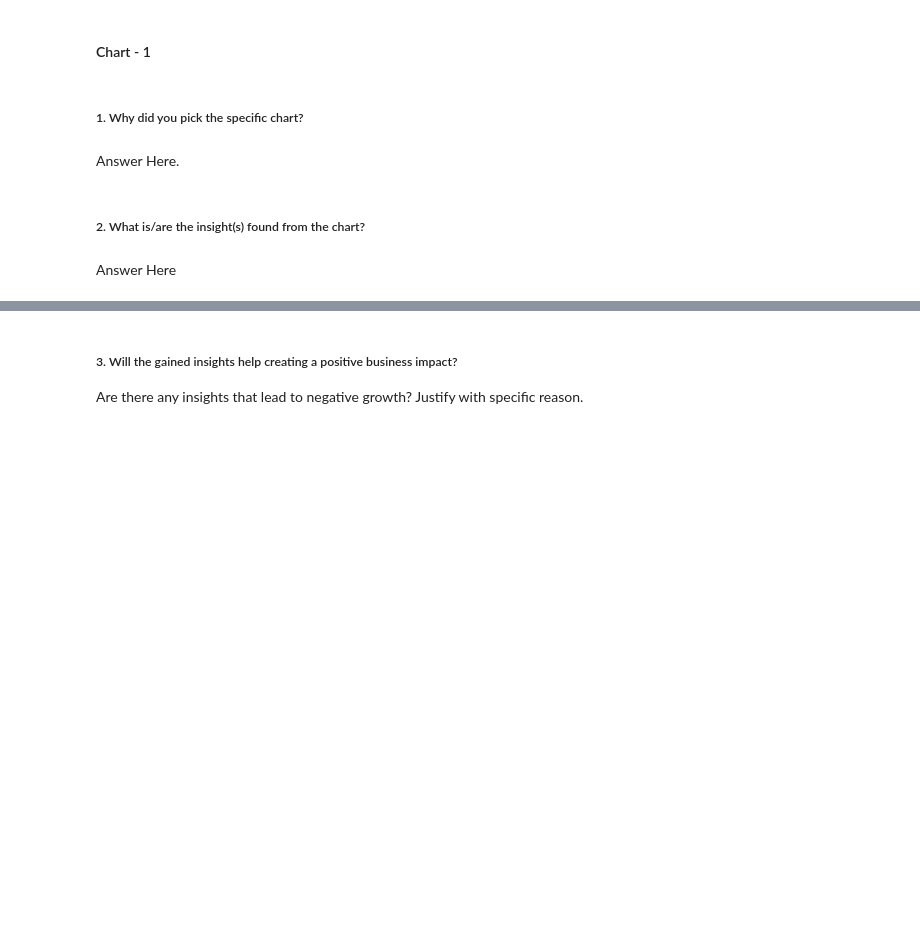
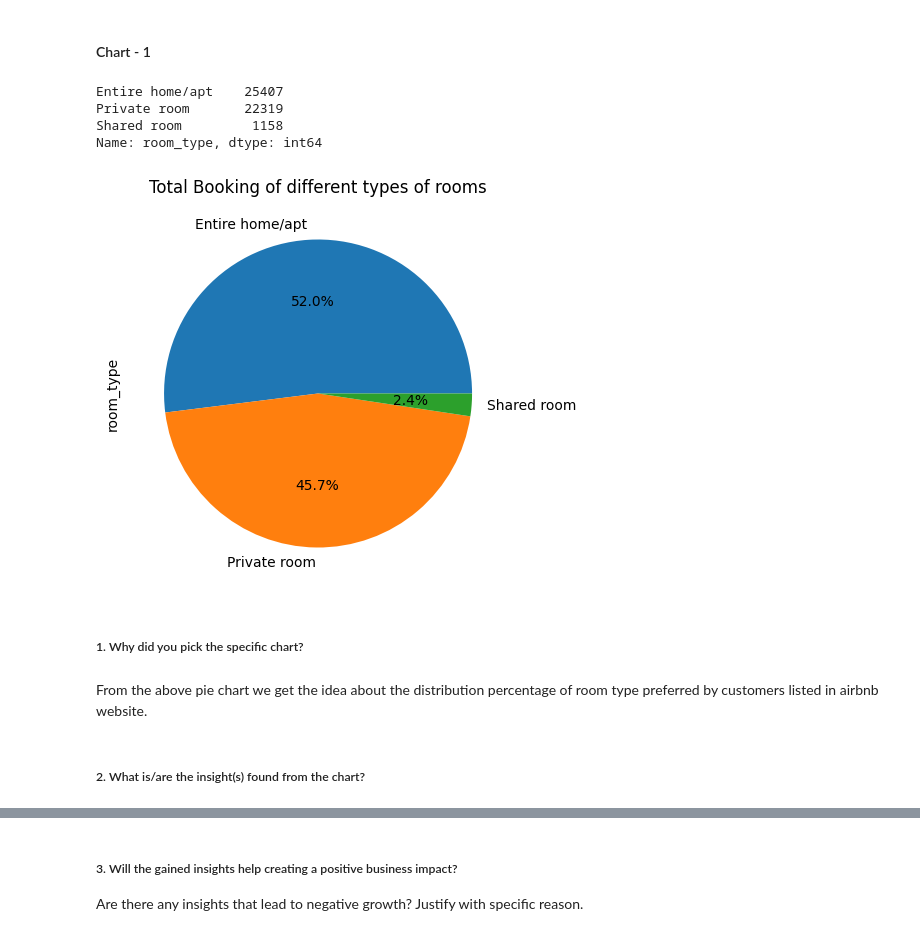
Before and after one commit to nikhilthenge/Airbnb_analysis, a Jupyter notebook: Airbnb_analysis_EDA.ipynb, the cells around one changed output, grey strips where cells are left out. Saved outputs shown, nothing was run; the diff lists cells and outputs as text; code cells hidden in the pictures; blank space fills up the shorter version.

```diff
--- a/Airbnb_analysis_EDA.ipynb
+++ b/Airbnb_analysis_EDA.ipynb
@@ -837,8 +835,32 @@ private room has lowest price "Staten Island " and highest price is here "Manhat
+# %%
+# Chart - 1 visualization code
+# First showing no. of room registered with airbnb in different categories.
+
+#check unique value
+df['room_type'].unique()
+#check no of unique value
+df['room_type'].nunique()
+#count no of booking rrom types
+df['room_type'].value_counts()
+percentage_of_type_room=df['room_type'].value_counts()
+print(percentage_of_type_room)
+# %% [output]
+Entire home/apt    25407
+Private room       22319
+Shared room         1158
+Name: room_type, dtype: int64
+# %%
+# The visualisation of above data
+
+plt.rcParams['figure.figsize']=(5,5)
+percentage_of_type_room.plot(kind='pie',autopct='%.1f%%')
+plt.title("Total Booking of different types of rooms")
+plt.show()
+# %% [output]
+[figure, added]
 # %% [markdown]
 ##### 1. Why did you pick the specific chart?
-# %% [markdown]
-Answer Here.
+# %% [markdown]
+From the above pie chart we get the idea about the distribution percentage of room type preferred by customers listed in airbnb website.
 # %% [markdown]
 ##### 2. What is/are the insight(s) found from the chart?
-# %% [markdown]
-Answer Here
```
Also changed, not shown: parts of 59 cells of this notebook.
